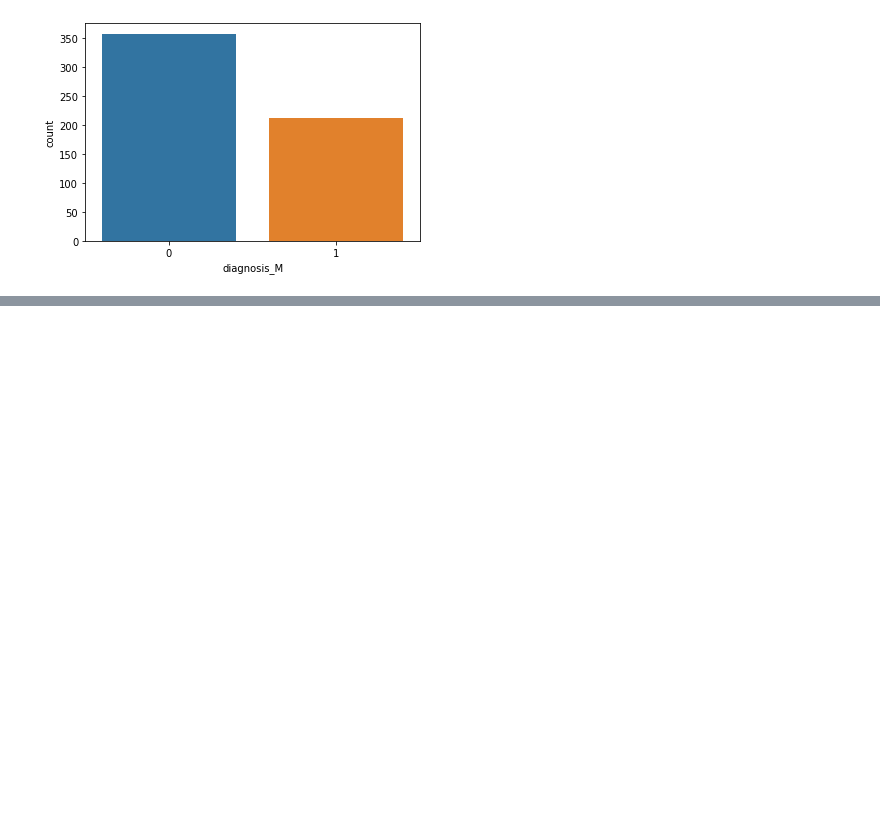
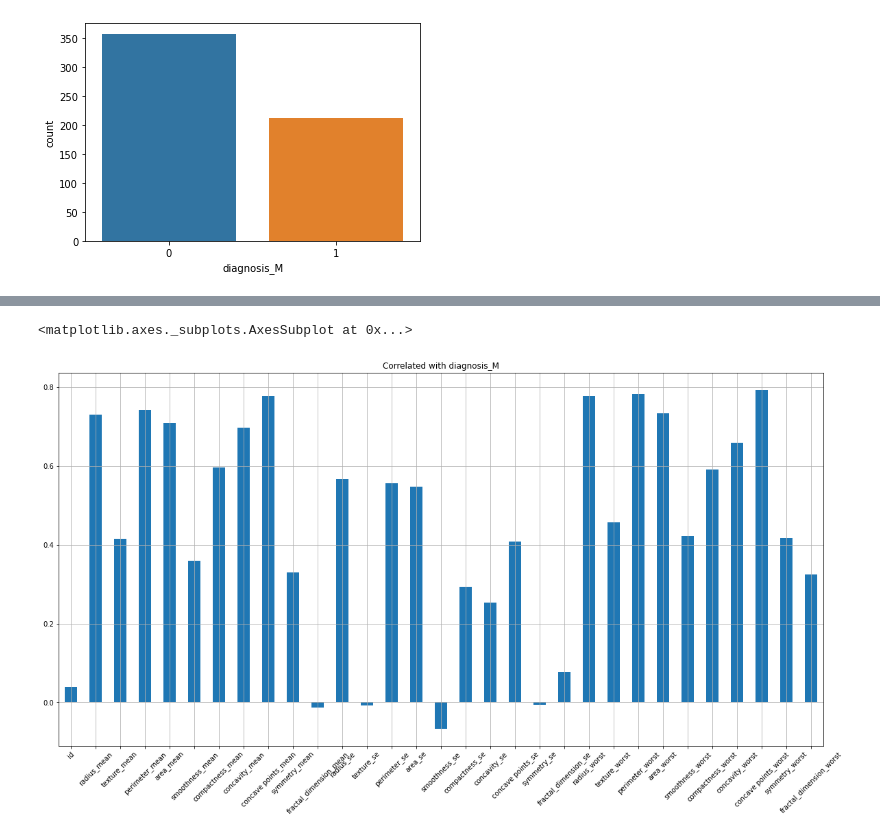
Before and after one commit to PszczeIarz/BreastCancerDetection, a Jupyter notebook: Breast_Cancer_Detection.ipynb, the cells around one changed output, grey strips where cells are left out. Cells and saved outputs as stored; diff of their text form; code cells hidden in the pictures; blank space fills up the shorter version.

```diff
--- a/Breast_Cancer_Detection.ipynb
+++ b/Breast_Cancer_Detection.ipynb
@@ -171,0 +184,2 @@ plt.show()
+# %%
+dataset_2 = dataset.drop(columns='diagnosis_M')
@@ -171,0 +196,7 @@ plt.show()
+# %%
+dataset_2.corrwith(dataset['diagnosis_M']).plot.bar(
+    figsize=(20,10), title = "Correlated with diagnosis_M", rot=45, grid = True
+)
+# %% [output]
+<matplotlib.axes._subplots.AxesSubplot at 0x...>
+[figure, added]
```
Also changed, not shown: parts of 16 cells of this notebook.
